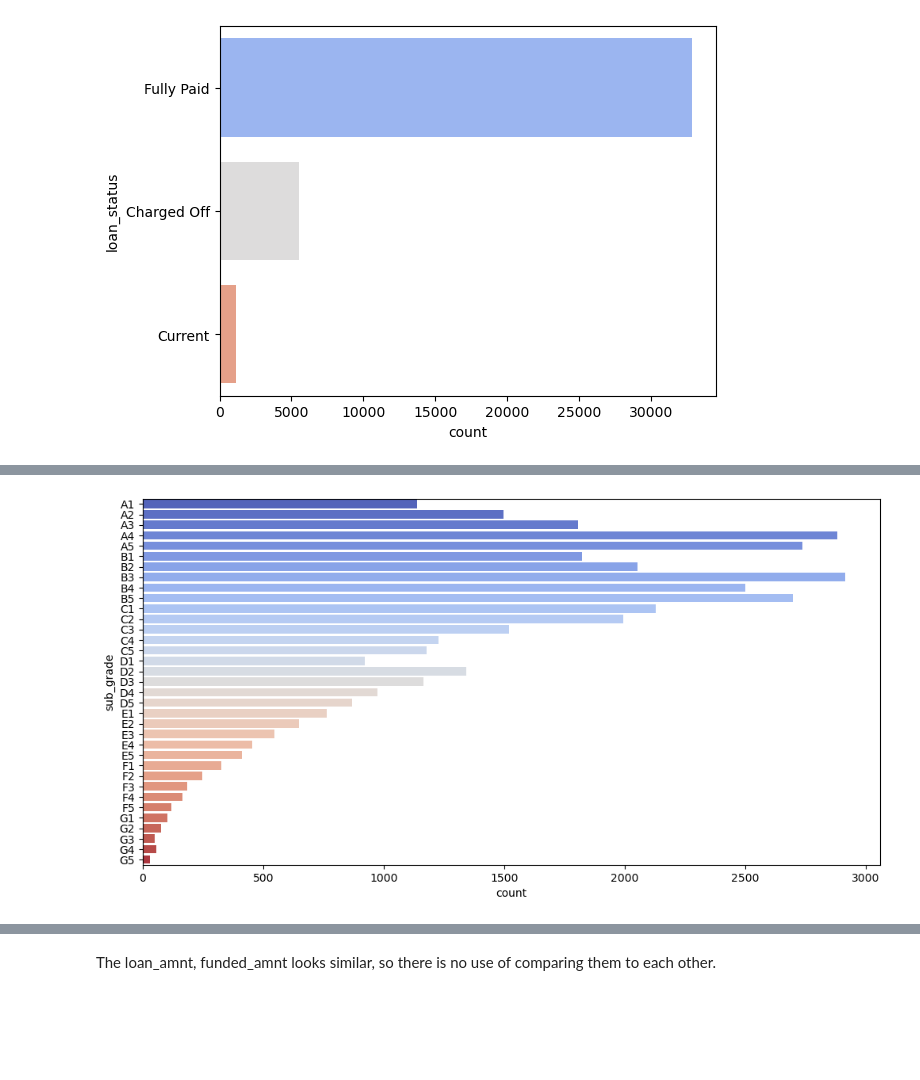
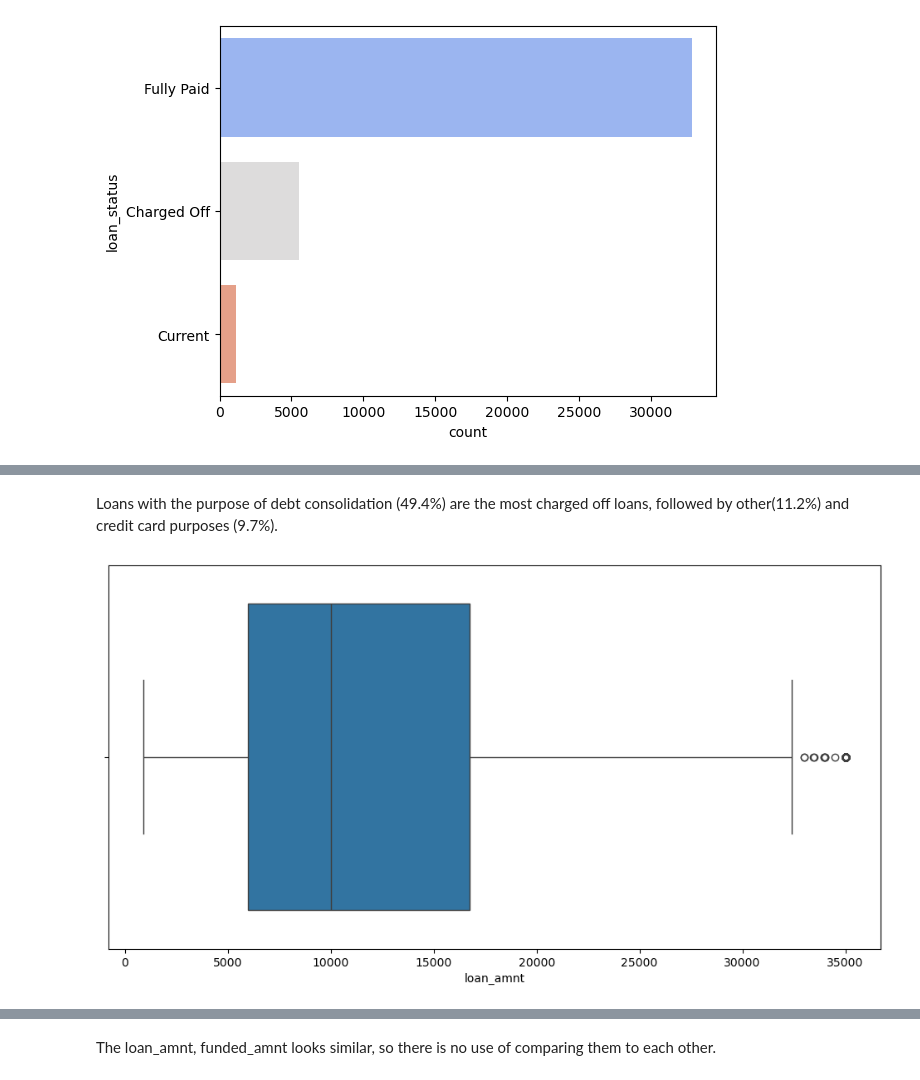
Before and after one commit to mohakp/eda-lending-case-study, a Jupyter notebook: Mohak Purushottam Pingle.ipynb, the cells around one changed output, grey strips where cells are left out. Cells and saved outputs as stored; diff of their text form; code cells hidden in the pictures; blank space fills up the shorter version.

```diff
--- a/Mohak Purushottam Pingle.ipynb
+++ b/Mohak Purushottam Pingle.ipynb
@@ -760,0 +743,3 @@ plt.show()
+# %%
+# storing the dataset for which loan_status is Charged Off
+df_charged_off = df[df['loan_status']=='Charged Off']
@@ -761,7 +872,9 @@ plt.show()
+# %% [markdown]
+Loans with the purpose of debt consolidation (49.4%) are the most charged off loans, followed by other(11.2%) and credit card purposes (9.7%).
 # %%
-# plotting the count plot for the sub_grade column
+# plotting the box plot of loan_amnt column
 plt.figure(figsize=(12,6))
-sns.countplot(df['sub_grade'], order=sorted(df['sub_grade'].unique()), palette='coolwarm')
+sns.boxplot(x='loan_amnt', data=df_charged_off)
 plt.show()
 # %% [output]
-[figure, old version]
+[figure, new version]
```
Also changed, not shown: parts of 47 cells of this notebook.
